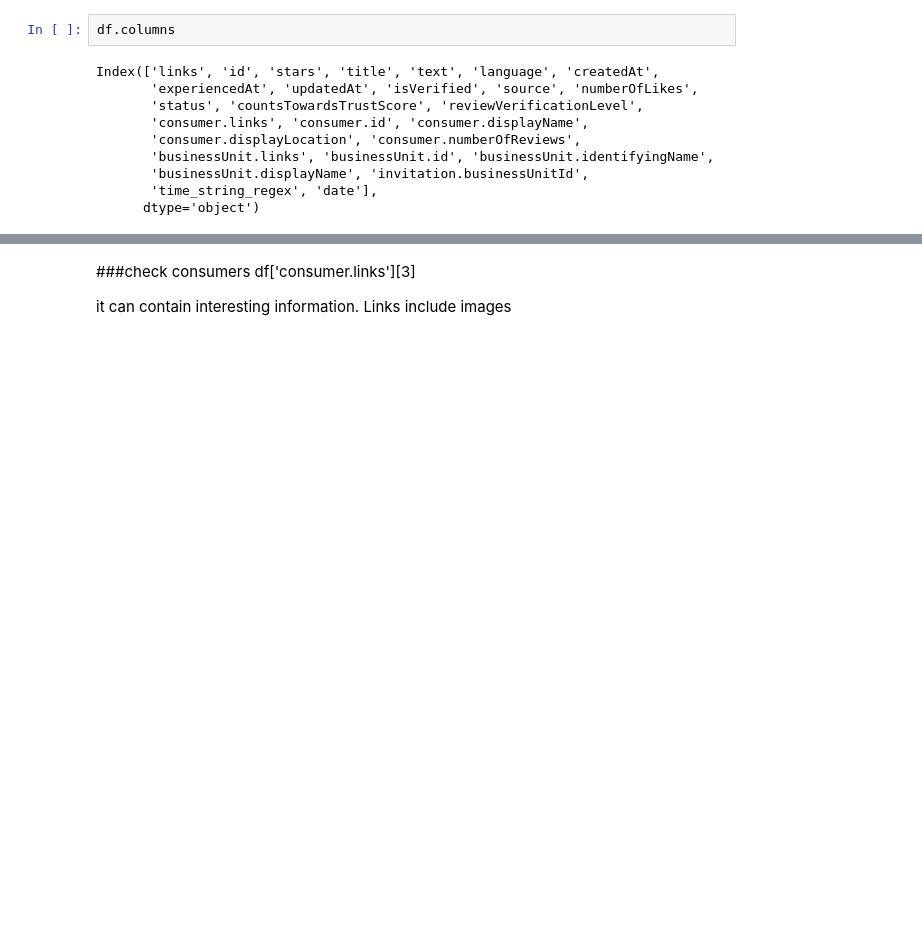
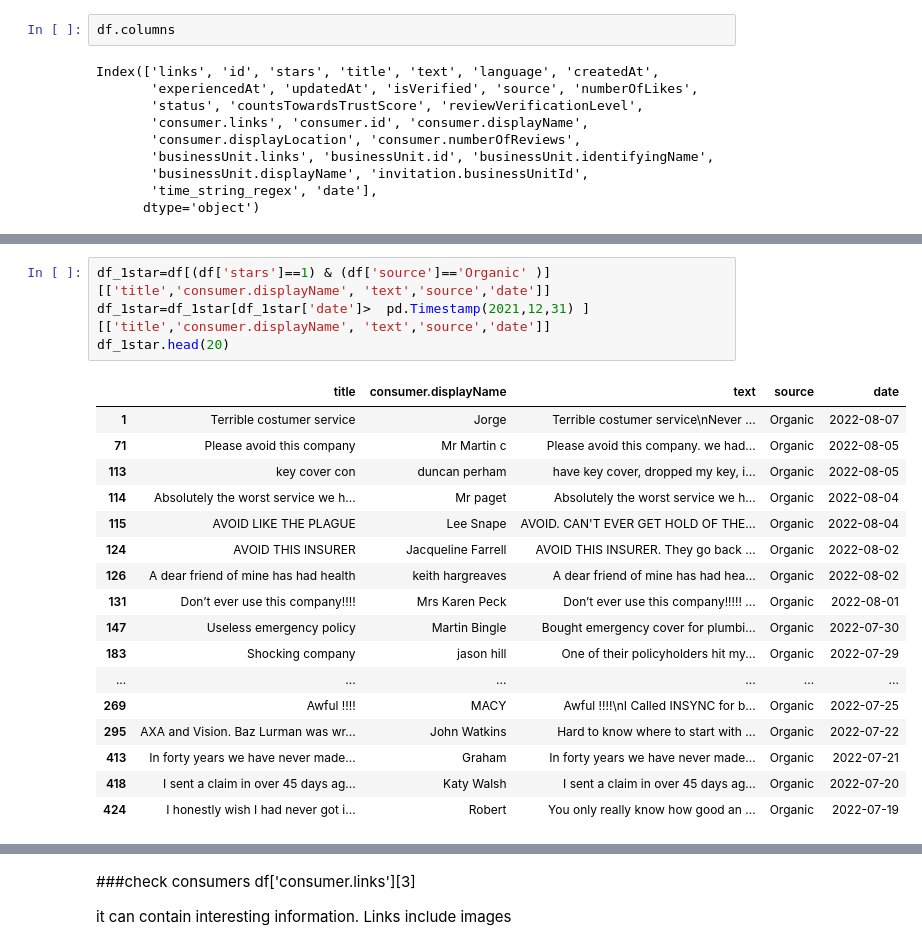
Before and after one commit to evegarcianz/ScrapingAPI, a Jupyter notebook: TrustpilotWebScrapeAPI.ipynb, the cells around one changed output, grey strips where cells are left out. Cells and saved outputs as stored; diff of their text form; blank space fills up the shorter version.

```diff
--- a/TrustpilotWebScrapeAPI.ipynb
+++ b/TrustpilotWebScrapeAPI.ipynb
@@ -308,0 +382,22 @@ fig.show()
+# %%
+df_1star=df[(df['stars']==1) & (df['source']=='Organic' )][['title','consumer.displayName', 'text','source','date']]
+df_1star=df_1star[df_1star['date']>  pd.Timestamp(2021,12,31) ][['title','consumer.displayName', 'text','source','date']]
+df_1star.head(20)
+# %% [output]
+|  | title | consumer.displayName | text | source | date |
+| 1 | Terrible costumer service | Jorge | Terrible costumer service\nNever ... | Organic | 2022-08-07 |
+| 71 | Please avoid this company | Mr Martin c | Please avoid this company. we had... | Organic | 2022-08-05 |
+| 113 | key cover con | duncan perham | have key cover, dropped my key, i... | Organic | 2022-08-05 |
+| 114 | Absolutely the worst service we h... | Mr paget | Absolutely the worst service we h... | Organic | 2022-08-04 |
+| 115 | AVOID LIKE THE PLAGUE | Lee Snape | AVOID. CAN'T EVER GET HOLD OF THE... | Organic | 2022-08-04 |
+| 124 | AVOID THIS INSURER | Jacqueline Farrell | AVOID THIS INSURER. They go back ... | Organic | 2022-08-02 |
+| 126 | A dear friend of mine has had health | keith hargreaves | A dear friend of mine has had hea... | Organic | 2022-08-02 |
+| 131 | Don’t ever use this company!!!! | Mrs Karen Peck | Don’t ever use this company!!!!! ... | Organic | 2022-08-01 |
+| 147 | Useless emergency policy | Martin Bingle | Bought emergency cover for plumbi... | Organic | 2022-07-30 |
+| 183 | Shocking company | jason hill | One of their policyholders hit my... | Organic | 2022-07-29 |
+| ... | ... | ... | ... | ... | ... |
+| 269 | Awful !!!! | MACY | Awful !!!!\nI Called INSYNC for b... | Organic | 2022-07-25 |
+| 295 | AXA and Vision. Baz Lurman was wr... | John Watkins | Hard to know where to start with ... | Organic | 2022-07-22 |
+| 413 | In forty years we have never made... | Graham | In forty years we have never made... | Organic | 2022-07-21 |
+| 418 | I sent a claim in over 45 days ag... | Katy Walsh | I sent a claim in over 45 days ag... | Organic | 2022-07-20 |
+| 424 | I honestly wish I had never got i... | Robert | You only really know how good an ... | Organic | 2022-07-19 |
```
Also changed, not shown: parts of 24 cells of this notebook.
